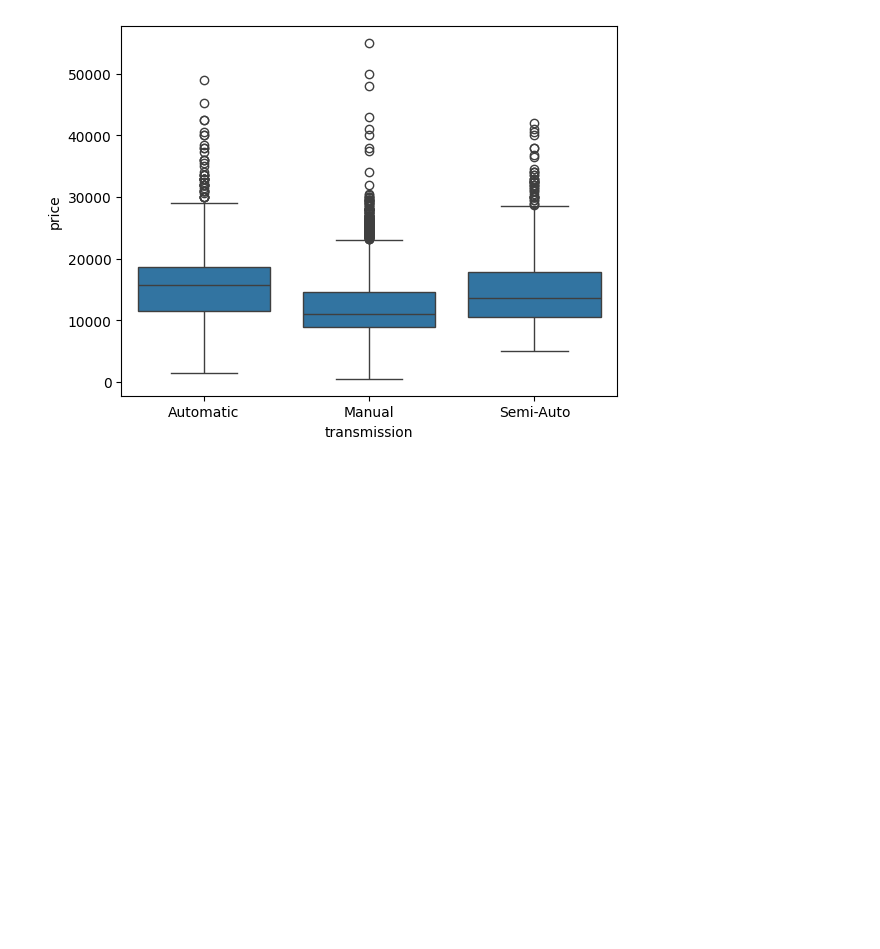
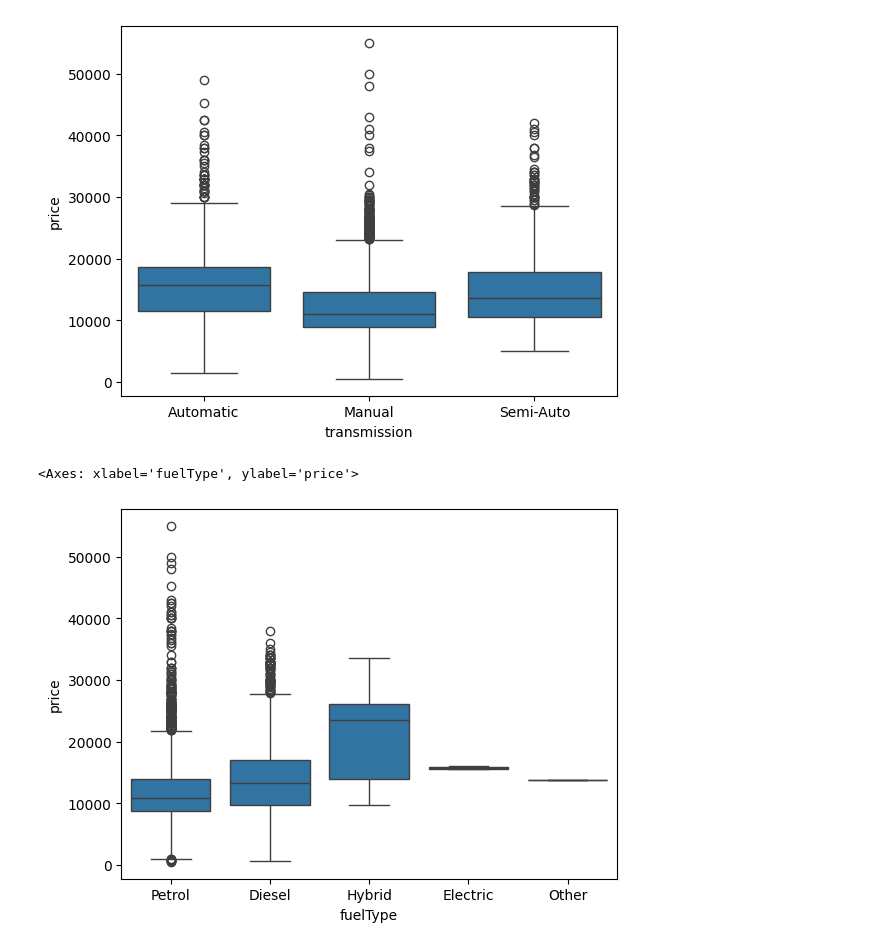
Before and after one commit to Shreyas-Bandekar/Car-Price-Prediction, a Jupyter notebook: car_price_prediction.ipynb, the cells around one changed output. Cells and saved outputs as stored; diff of their text form; code cells hidden in the pictures; blank space fills up the shorter version.

Commit message:
Kaggle Notebook | Ford Car Price Prediction | Version 2

```diff
--- a/car_price_prediction.ipynb
+++ b/car_price_prediction.ipynb
@@ -133,3 +131,8 @@ sns.boxplot(x = 'transmission', y = 'price', data = df)
 # %% [output]
 <Axes: xlabel='transmission', ylabel='price'>
 [figure]
+# %%
+sns.boxplot(x = 'fuelType', y = 'price', data = df)
+# %% [output]
+<Axes: xlabel='fuelType', ylabel='price'>
+[figure, added]
```
Also changed, not shown: parts of 20 cells of this notebook.
